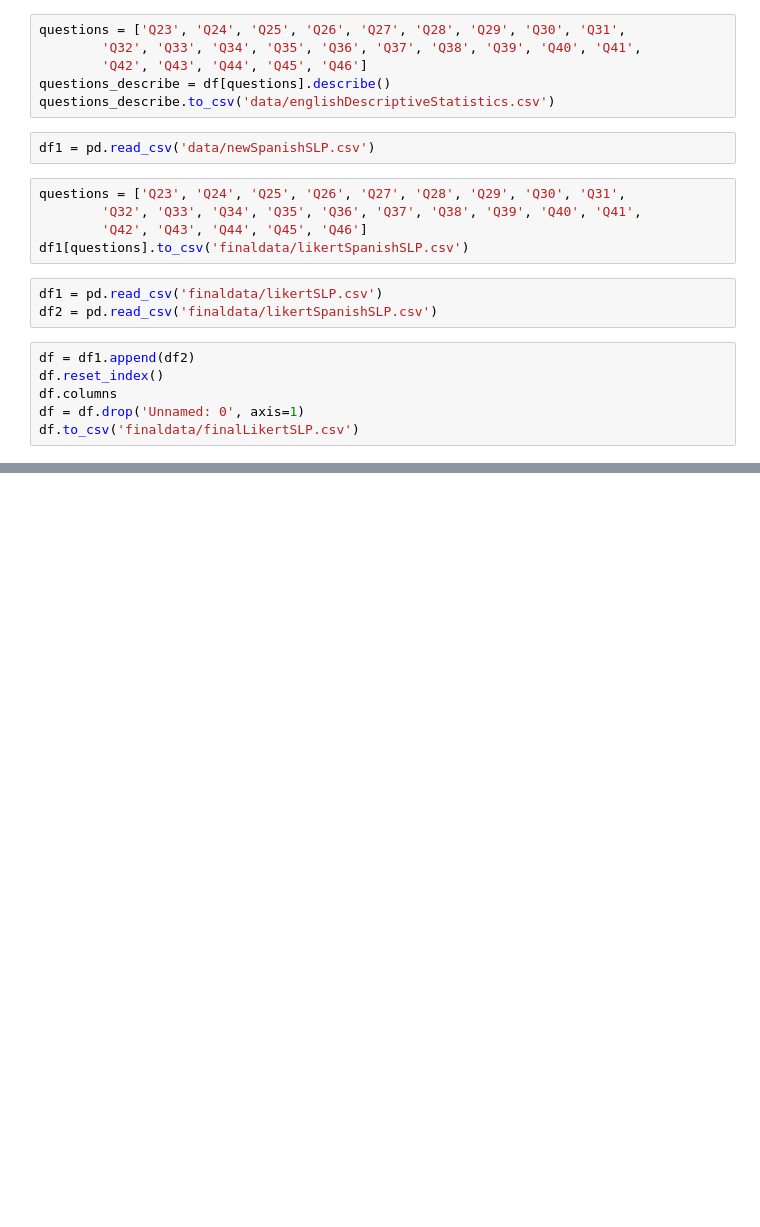
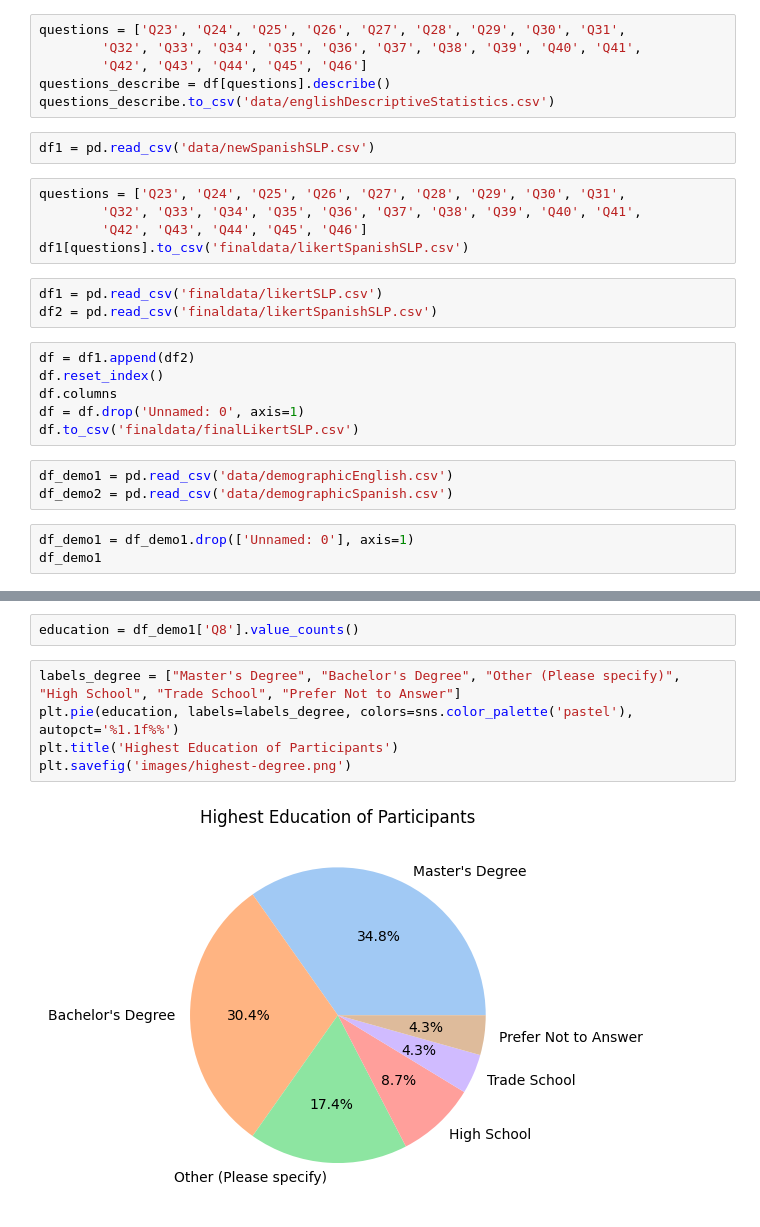
Before and after one commit to lozo6/slp-survey-analytics, a Jupyter notebook: visual.ipynb, the cells around one changed output, grey strips where cells are left out. Saved outputs shown, nothing was run; the diff lists cells and outputs as text; blank space fills up the shorter version.

Commit message:
added charts

```diff
--- a/scripts/visual.ipynb
+++ b/visual.ipynb
@@ -137,3 +137,9 @@ df.reset_index()
 df.columns
 df = df.drop('Unnamed: 0', axis=1)
 df.to_csv('finaldata/finalLikertSLP.csv')
+# %%
+df_demo1 = pd.read_csv('data/demographicEnglish.csv')
+df_demo2 = pd.read_csv('data/demographicSpanish.csv')
+# %%
+df_demo1 = df_demo1.drop(['Unnamed: 0'], axis=1)
+df_demo1
@@ -139,0 +165,9 @@ df.to_csv('finaldata/finalLikertSLP.csv')
+# %%
+education = df_demo1['Q8'].value_counts()
+# %%
+labels_degree = ["Master's Degree", "Bachelor's Degree", "Other (Please specify)", "High School", "Trade School", "Prefer Not to Answer"]
+plt.pie(education, labels=labels_degree, colors=sns.color_palette('pastel'), autopct='%1.1f%%')
+plt.title('Highest Education of Participants')
+plt.savefig('images/highest-degree.png')
+# %% [output]
+[figure, added]
```
Also changed, not shown: parts of 3 cells of this notebook, 7 other files.
